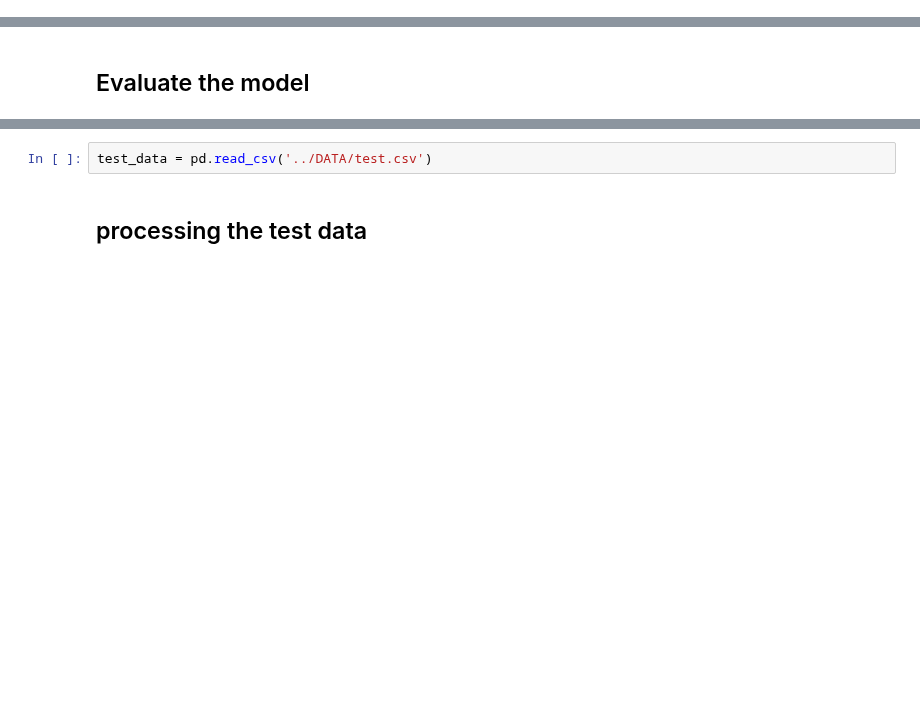
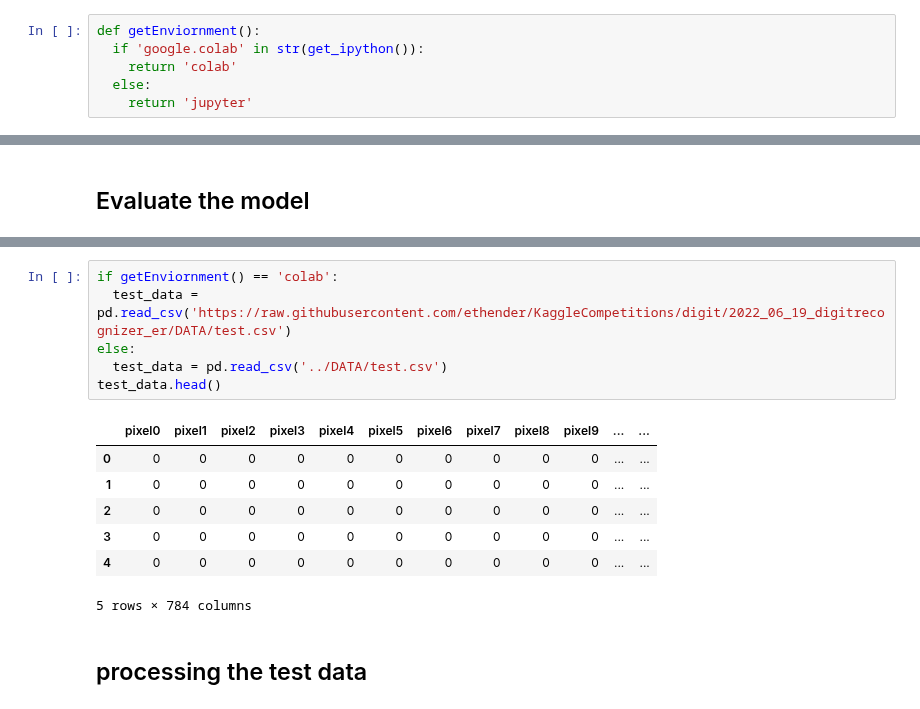
Before and after one commit to ethender/KaggleCompetitions, a Jupyter notebook: 2022_06_19_digitrecognizer_er/CODE/CNN.ipynb, the cells around one changed output, grey strips where cells are left out. Drawn from its saved outputs; the diff is of its cells as text; blank space fills up the shorter version.

Commit message:
Updated Digit Predictions

```diff
--- a/2022_06_19_digitrecognizer_er/CODE/CNN.ipynb
+++ b/2022_06_19_digitrecognizer_er/CODE/CNN.ipynb
@@ -1,3 +3,9 @@
+# %%
+def getEnviornment():
+  if 'google.colab' in str(get_ipython()):
+    return 'colab'
+  else:
+    return 'jupyter'
 # %%
 import numpy as np
 import pandas as pd
@@ -170,5 +179,17 @@ print(test_acc)
-# %%
-test_data = pd.read_csv('../DATA/test.csv')
+# %%
+if getEnviornment() == 'colab':
+  test_data = pd.read_csv('https://raw.githubusercontent.com/ethender/KaggleCompetitions/digit/2022_06_19_digitrecognizer_er/DATA/test.csv')
+else:
+  test_data = pd.read_csv('../DATA/test.csv')
+test_data.head()
+# %% [output]
+|  | pixel0 | pixel1 | pixel2 | pixel3 | pixel4 | pixel5 | pixel6 | pixel7 | pixel8 | pixel9 | ... | ... |
+| 0 | 0 | 0 | 0 | 0 | 0 | 0 | 0 | 0 | 0 | 0 | ... | ... |
+| 1 | 0 | 0 | 0 | 0 | 0 | 0 | 0 | 0 | 0 | 0 | ... | ... |
+| 2 | 0 | 0 | 0 | 0 | 0 | 0 | 0 | 0 | 0 | 0 | ... | ... |
+| 3 | 0 | 0 | 0 | 0 | 0 | 0 | 0 | 0 | 0 | 0 | ... | ... |
+| 4 | 0 | 0 | 0 | 0 | 0 | 0 | 0 | 0 | 0 | 0 | ... | ... |
+5 rows × 784 columns
 # %% [markdown]
 ## processing the test data
 # %%
```
Also changed, not shown: parts of 13 cells of this notebook.
